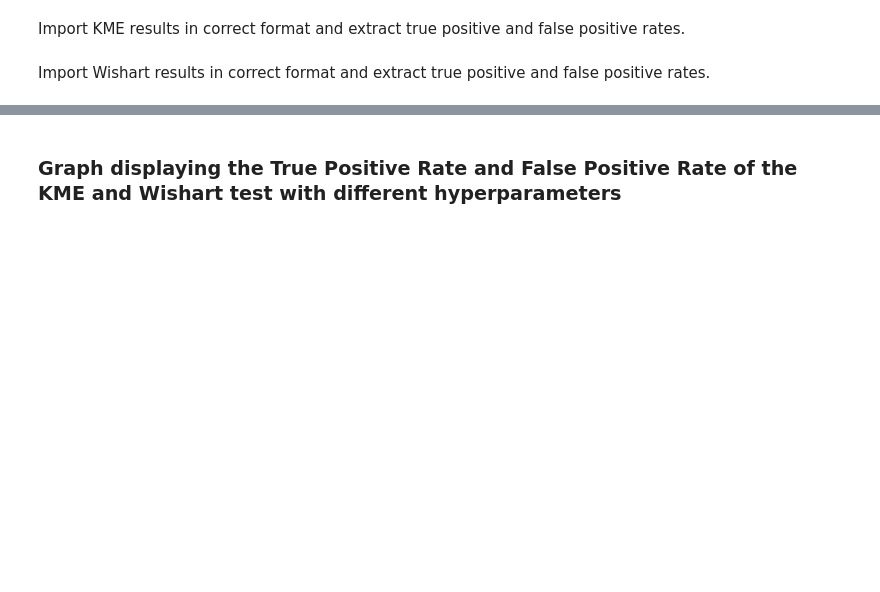
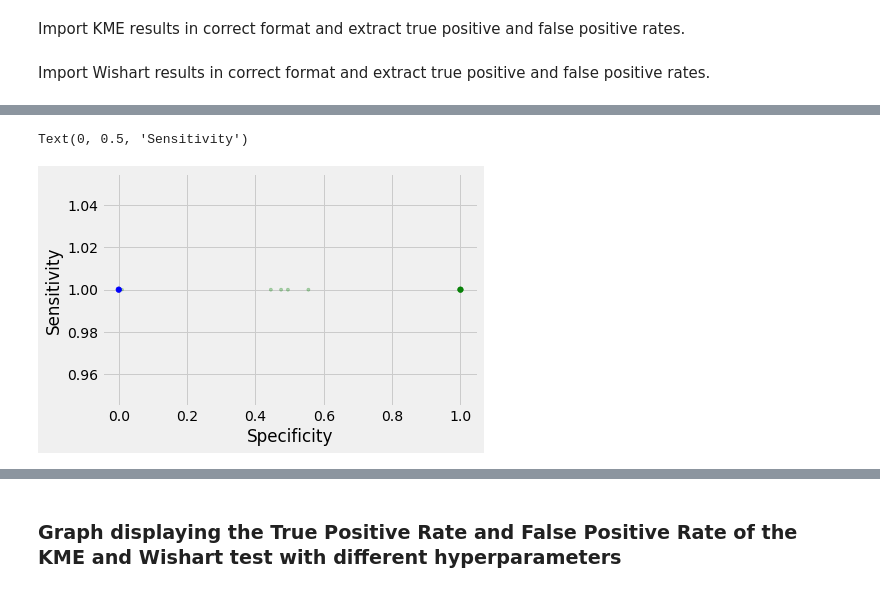
Before and after one commit to DennisZY/RCC_tetrad_constraints, a Jupyter notebook: experiment_results/hyperparam_opt/basic_graph_results/Hyperparameter experiment simple graph.ipynb, the cells around one changed output, grey strips where cells are left out. Drawn from its saved outputs; the diff is of its cells as text; code cells hidden in the pictures; blank space fills up the shorter version.

```diff
--- a/experiment_results/hyperparam_opt/basic_graph_results/Hyperparameter experiment simple graph.ipynb
+++ b/experiment_results/hyperparam_opt/basic_graph_results/Hyperparameter experiment simple graph.ipynb
@@ -61,0 +111,12 @@ false_pos_wish_nonlin[np.isnan(false_pos_wish_nonlin)] = 0
+# %%
+plt.scatter(specificity_wish_nonlin_1,sensitivity_wish_nonlin_1, c='g', s=np.sqrt(wish_results_nonlin_1_mean.reset_index()['n_samples']), alpha=0.3)
+plt.scatter(specificity_wish_nonlin_3,sensitivity_wish_nonlin_3, c='b', s=np.sqrt(wish_results_nonlin_3_mean.reset_index()['n_samples']), alpha=0.3)
+plt.style.use('fivethirtyeight')
+
+plt.xlabel('Specificity')
+plt.ylabel('Sensitivity')
+
+#plt.legend()
+# %% [output]
+Text(0, 0.5, 'Sensitivity')
+[figure, added]
```
Also changed, not shown: parts of 32 cells of this notebook, 19 other files.
